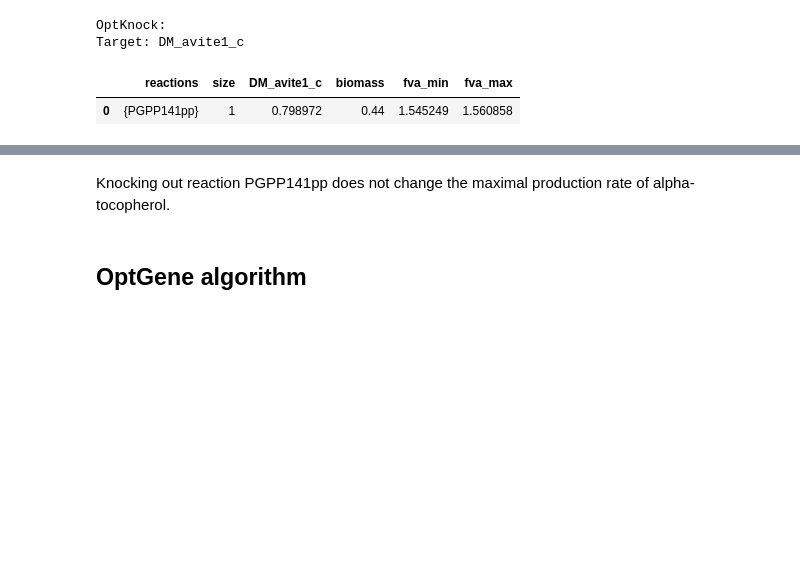
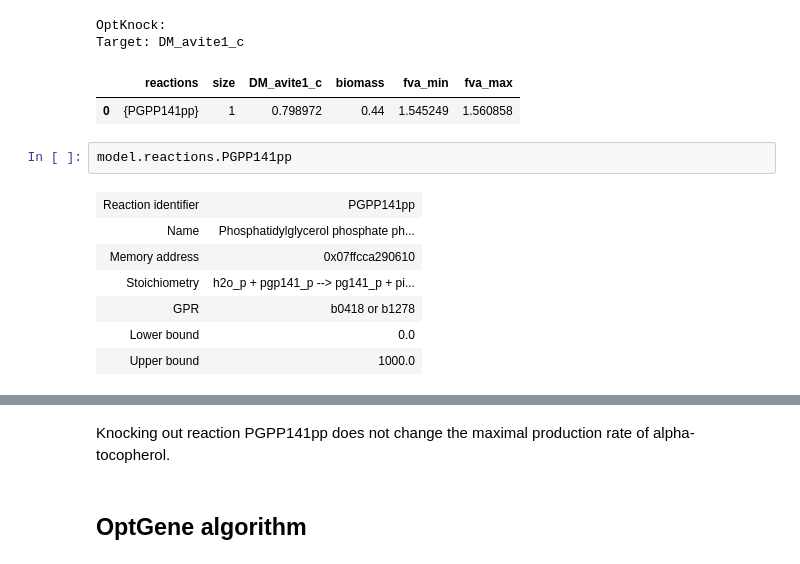
Before and after one commit to 27410/27410-group-assigment-group_2, a Jupyter notebook: 3_Gene_knockout_algorithms.ipynb, the cells around one changed output, grey strips where cells are left out. Cells and saved outputs as stored; diff of their text form; blank space fills up the shorter version.

```diff
--- a/3_Gene_knockout_algorithms.ipynb
+++ b/3_Gene_knockout_algorithms.ipynb
@@ -67,6 +69,16 @@ OptKnock:
 Target: DM_avite1_c
 |  | reactions | size | DM_avite1_c | biomass | fva_min | fva_max |
 | 0 | {PGPP141pp} | 1 | 0.798972 | 0.44 | 1.545249 | 1.560858 |
+# %%
+model.reactions.PGPP141pp
+# %% [output]
+| Reaction identifier | PGPP141pp |
+| Name | Phosphatidylglycerol phosphate ph... |
+| Memory address | 0x07ffcca290610 |
+| Stoichiometry | h2o_p + pgp141_p --> pg141_p + pi... |
+| GPR | b0418 or b1278 |
+| Lower bound | 0.0 |
+| Upper bound | 1000.0 |
 # %%
 with model:
     model.reactions.BIOMASS_Ec_iML1515_core_75p37M.lower_bound = 0.44
```
Also changed, not shown: parts of 4 cells of this notebook.
